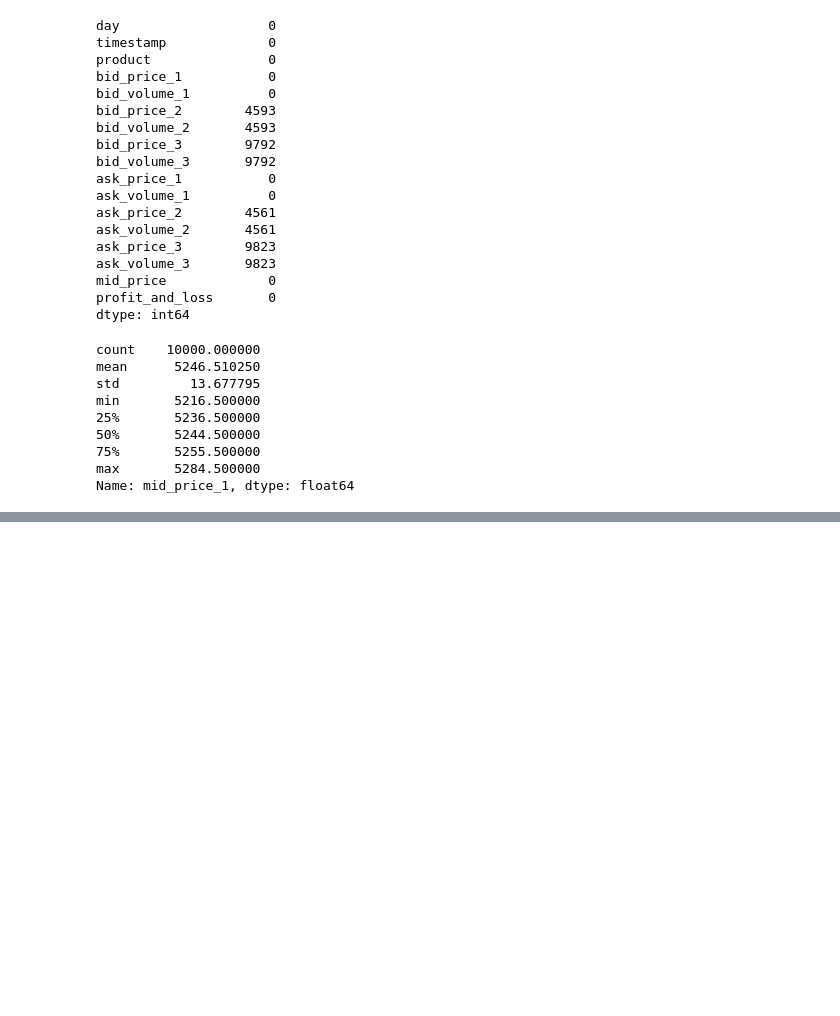
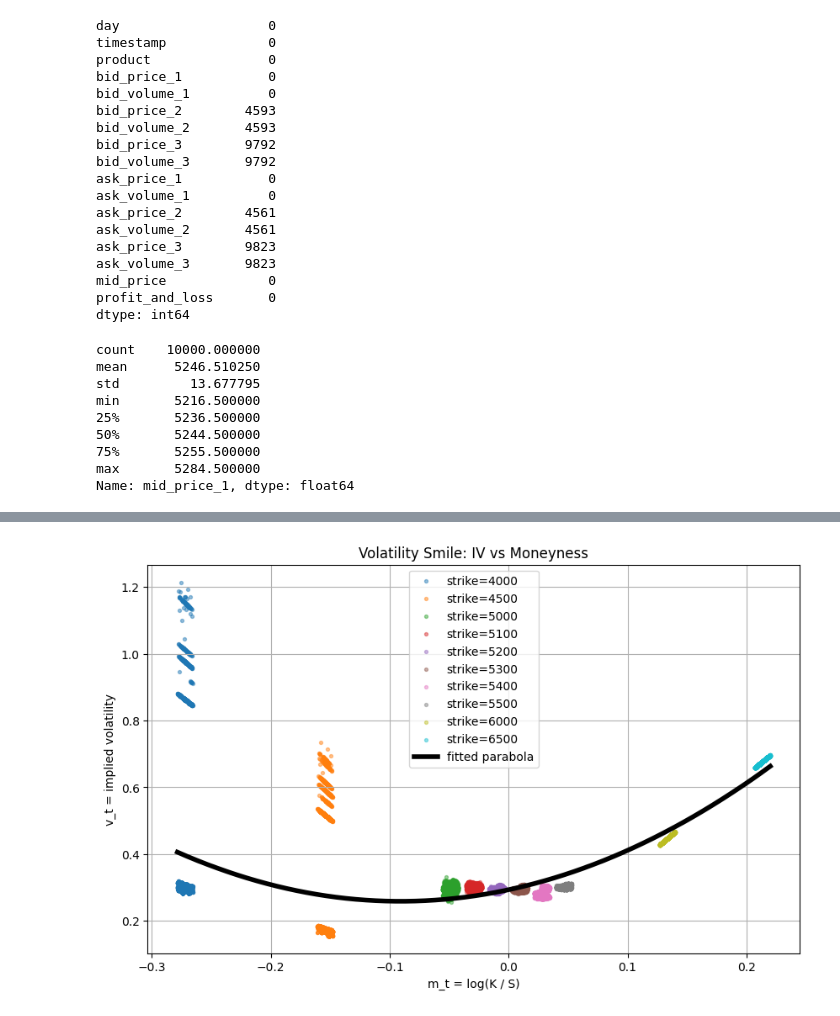
Before and after one commit to Sudhanva420/imc-prosperity-4, a Jupyter notebook: Codes/Notebooks/round3_intitial.ipynb, the cells around one changed output, grey strips where cells are left out. Cells and saved outputs as stored; diff of their text form; code cells hidden in the pictures; blank space fills up the shorter version.

```diff
--- a/Codes/Notebooks/round3_intitial.ipynb
+++ b/Codes/Notebooks/round3_intitial.ipynb
@@ -77,0 +395,42 @@ Name: mid_price_1, dtype: float64
+# %%
+plot_df["m_t"] = np.log(plot_df["strike"] / plot_df["S"])
+plot_df["v_t"] = plot_df["implied_vol"]
+
+# optional: remove broken low-IV points
+plot_df = plot_df[plot_df["v_t"] > 0.05]
+
+# fit parabola globally
+x = plot_df["m_t"].values
+y = plot_df["v_t"].values
+
+coeffs = np.polyfit(x, y, deg=2)
+
+x_grid = np.linspace(x.min(), x.max(), 300)
+y_fit = np.polyval(coeffs, x_grid)
+
+# residuals / detrended IV
+plot_df["fitted_iv"] = np.polyval(coeffs, plot_df["m_t"])
+plot_df["iv_residual"] = plot_df["v_t"] - plot_df["fitted_iv"]
+
+plt.figure(figsize=(10, 6))
+
+for strike in sorted(plot_df["strike"].unique()):
+    temp = plot_df[plot_df["strike"] == strike]
+    plt.scatter(
+        temp["m_t"],
+        temp["v_t"],
+        s=8,
+        alpha=0.45,
+        label=f"strike={strike}"
+    )
+
+plt.plot(x_grid, y_fit, linewidth=4, color="black", label="fitted parabola")
+
+plt.xlabel("m_t = log(K / S)")
+plt.ylabel("v_t = implied volatility")
+plt.title("Volatility Smile: IV vs Moneyness")
+plt.legend()
+plt.grid(True)
+plt.show()
+# %% [output]
+[figure, added]
```
Also changed, not shown: parts of 72 cells of this notebook, 6 other files.
